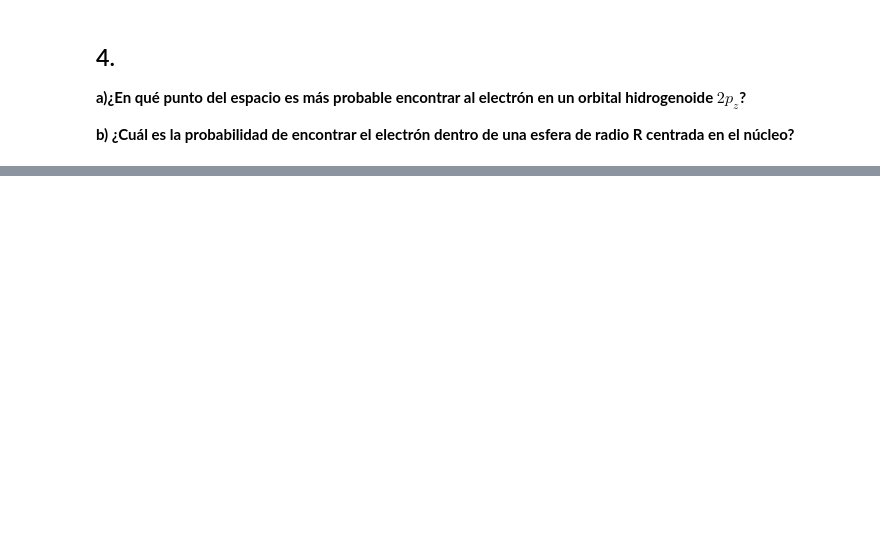
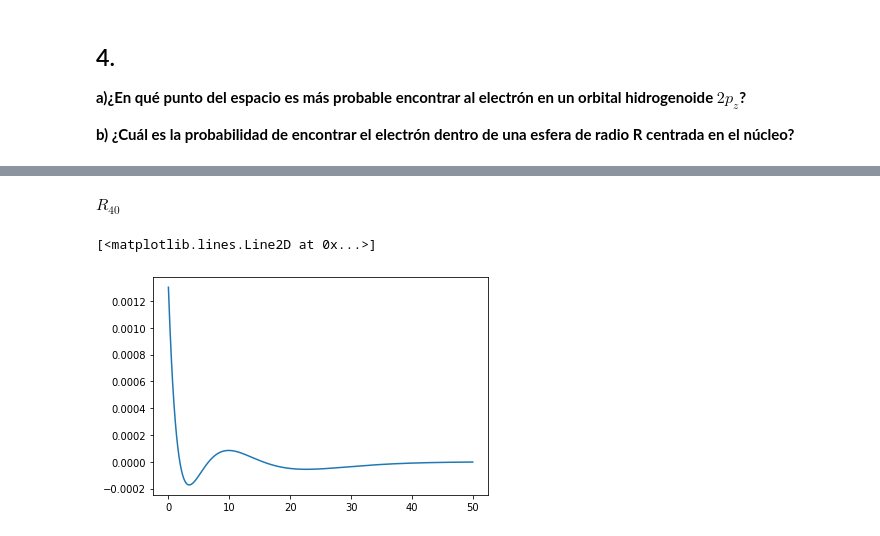
Before and after one commit to IPalos/AtomicaMolecular, a Jupyter notebook: Ejercicios Resueltos Lista 1.ipynb, the cells around one changed output, grey strips where cells are left out. Saved outputs shown, nothing was run; the diff lists cells and outputs as text; code cells hidden in the pictures; blank space fills up the shorter version.

```diff
--- a/Ejercicios Resueltos Lista 1.ipynb
+++ b/Ejercicios Resueltos Lista 1.ipynb
@@ -180,0 +429,13 @@ El máximo se encuentra a  4.0  radios de bohr del centro del átomo
+# %%
+r=np.arange(0,50,0.0001)
+R40=R(r,4,0)
+print("\n")
+display(Math(r'R_{40}'))
+print("\n")
+
+
+plt.plot(r,R40)
+# %% [output]
+$\displaystyle R_{40}$
+[<matplotlib.lines.Line2D at 0x...>]
+[figure, added]
```
Also changed, not shown: parts of 35 cells of this notebook, 1 other file.
